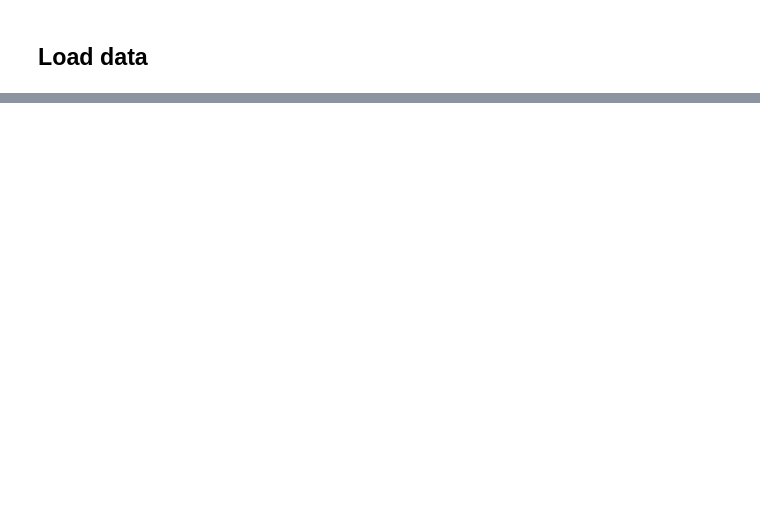
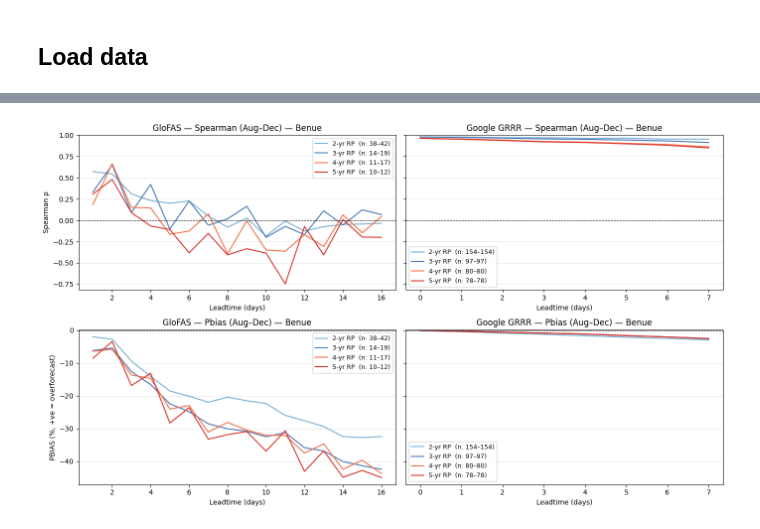
Before and after one commit to OCHA-DAP/ds-aa-nga-flooding, a Jupyter notebook: exploration/2026/cerf/14_forecast_performance.ipynb, the cells around one changed output, grey strips where cells are left out. Saved outputs shown, nothing was run; the diff lists cells and outputs as text; code cells hidden in the pictures; blank space fills up the shorter version.

```diff
--- a/exploration/2026/cerf/14_forecast_performance.ipynb
+++ b/exploration/2026/cerf/14_forecast_performance.ipynb
@@ -151,0 +350,36 @@ plt.show()
+# %%
+fig, axes = plt.subplots(2, 2, figsize=(14, 8), sharey="row")
+
+for col, (model_label, cond_skill) in enumerate([
+    ("GloFAS", cond_skill_gf),
+    ("Google GRRR", cond_skill_grrr),
+]):
+    for row, (metric, ylabel, ylim, hline) in enumerate([
+        ("spearman", "Spearman ρ", (None, 1), 0),
+        ("pbias", "PBIAS (%, +ve = overforecast)", (None, None), 0),
+    ]):
+        ax = axes[row, col]
+        if col == 0:
+            shade_action_windows(ax)
+        for rp in COND_RP_LEVELS:
+            df = cond_skill.get(rp, pd.DataFrame())
+            if not df.empty and metric in df.columns:
+                n_min = int(df["n"].min())
+                n_max = int(df["n"].max())
+                label = f"{rp}-yr RP  (n: {n_min}–{n_max})"
+                ax.plot(df.index, df[metric], color=COND_RP_COLORS[rp], label=label)
+        if hline is not None:
+            ax.axhline(hline, color="black", linewidth=0.8, linestyle="--")
+        ax.set_xlabel("Leadtime (days)")
+        if col == 0:
+            ax.set_ylabel(ylabel)
+        ax.set_ylim(ylim)
+        ax.set_title(f"{model_label} — {metric.replace('_', ' ').title()} ({shared_months_str}) — {STATE}")
+        ax.legend(fontsize=9)
+        ax.grid(axis="y", linewidth=0.5, alpha=0.5)
+
+plt.tight_layout()
+plt.savefig(f"{FIGURES_DIR}/{STATE.lower()}_conditional_skill_by_rp.png", dpi=200, bbox_inches="tight")
+plt.show()
+# %% [output]
+[figure, added]
```
Also changed, not shown: parts of 22 cells of this notebook, 1 other file.
